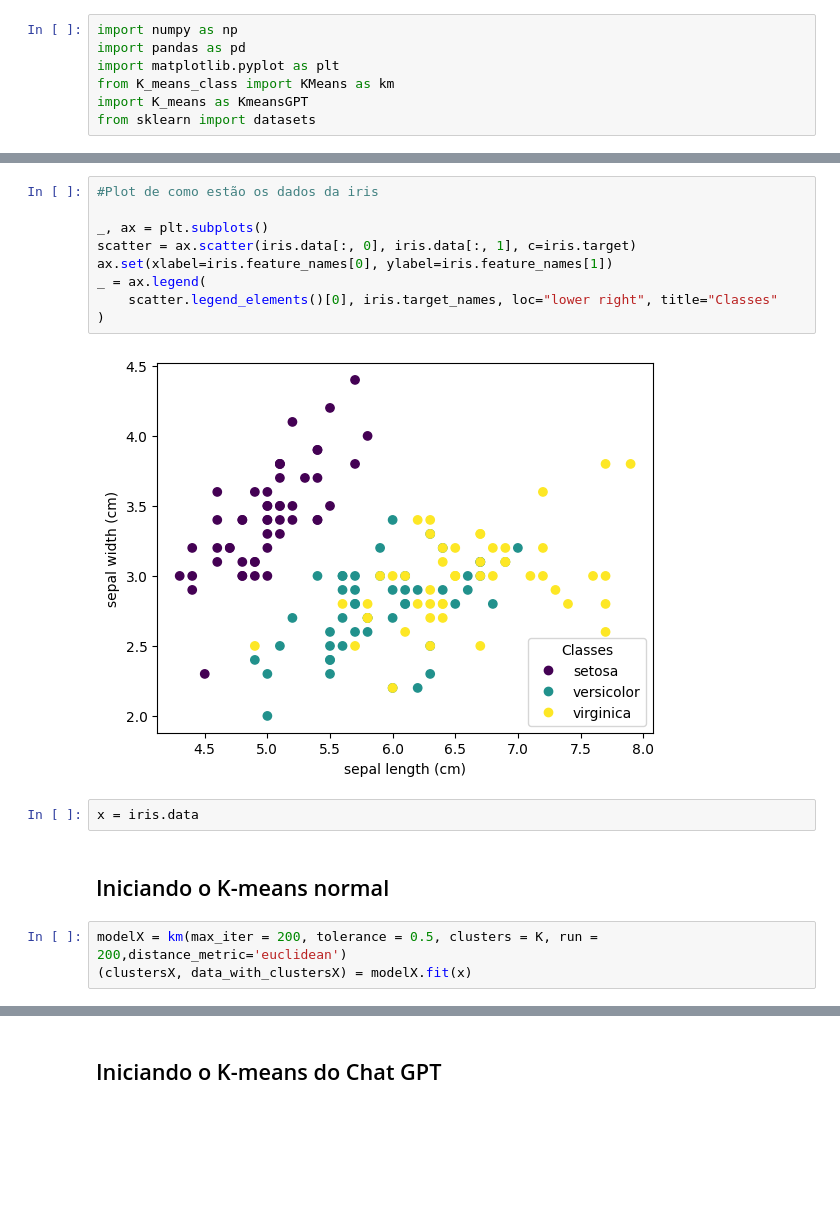
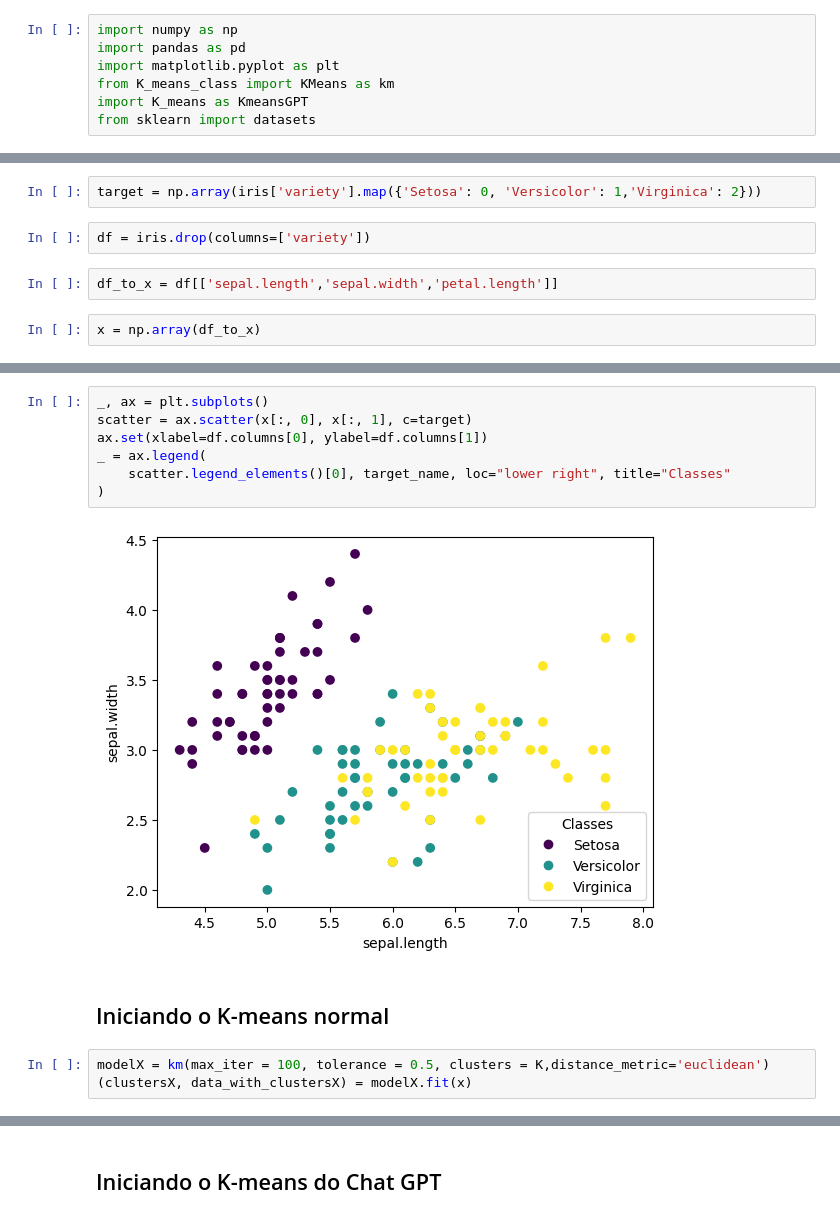
Before and after one commit to higorEtica/Exercico-4, a Jupyter notebook: Exercicio-1.ipynb, the cells around one changed output, grey strips where cells are left out. Saved outputs shown, nothing was run; the diff lists cells and outputs as text; blank space fills up the shorter version.

```diff
--- a/Exercicio-1.ipynb
+++ b/Exercicio-1.ipynb
@@ -12,0 +21,8 @@ K = 3
+# %%
+target = np.array(iris['variety'].map({'Setosa': 0, 'Versicolor': 1,'Virginica': 2}))
+# %%
+df = iris.drop(columns=['variety'])
+# %%
+df_to_x = df[['sepal.length','sepal.width','petal.length']]
+# %%
+x = np.array(df_to_x)
@@ -13,18 +49,14 @@ K = 3
 # %%
-#Plot de como estão os dados da iris
-
 _, ax = plt.subplots()
-scatter = ax.scatter(iris.data[:, 0], iris.data[:, 1], c=iris.target)
-ax.set(xlabel=iris.feature_names[0], ylabel=iris.feature_names[1])
+scatter = ax.scatter(x[:, 0], x[:, 1], c=target)
+ax.set(xlabel=df.columns[0], ylabel=df.columns[1])
 _ = ax.legend(
-    scatter.legend_elements()[0], iris.target_names, loc="lower right", title="Classes"
+    scatter.legend_elements()[0], target_name, loc="lower right", title="Classes"
 )
 # %% [output]
-[figure, old version]
+[figure, new version]
-# %%
-x = iris.data
 # %% [markdown]
 ## Iniciando o K-means normal
 # %%
-modelX = km(max_iter = 200, tolerance = 0.5, clusters = K, run = 200,distance_metric='euclidean')
+modelX = km(max_iter = 100, tolerance = 0.5, clusters = K,distance_metric='euclidean')
 (clustersX, data_with_clustersX) = modelX.fit(x)
```
Also changed, not shown: parts of 9 cells of this notebook, 2 other files.
